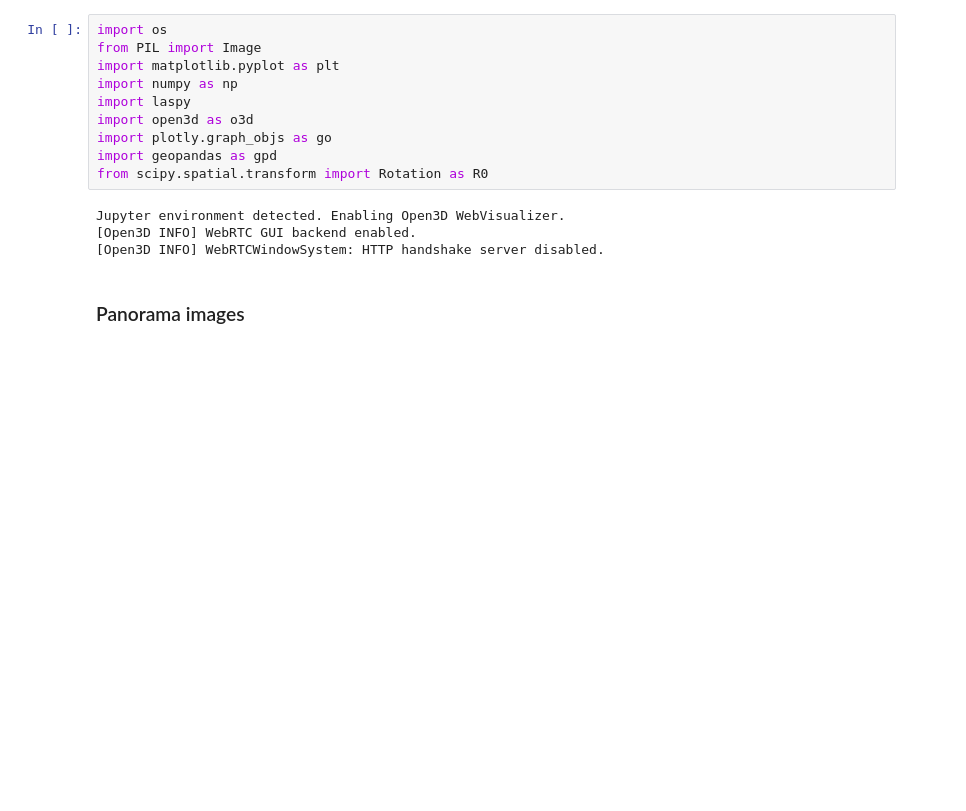
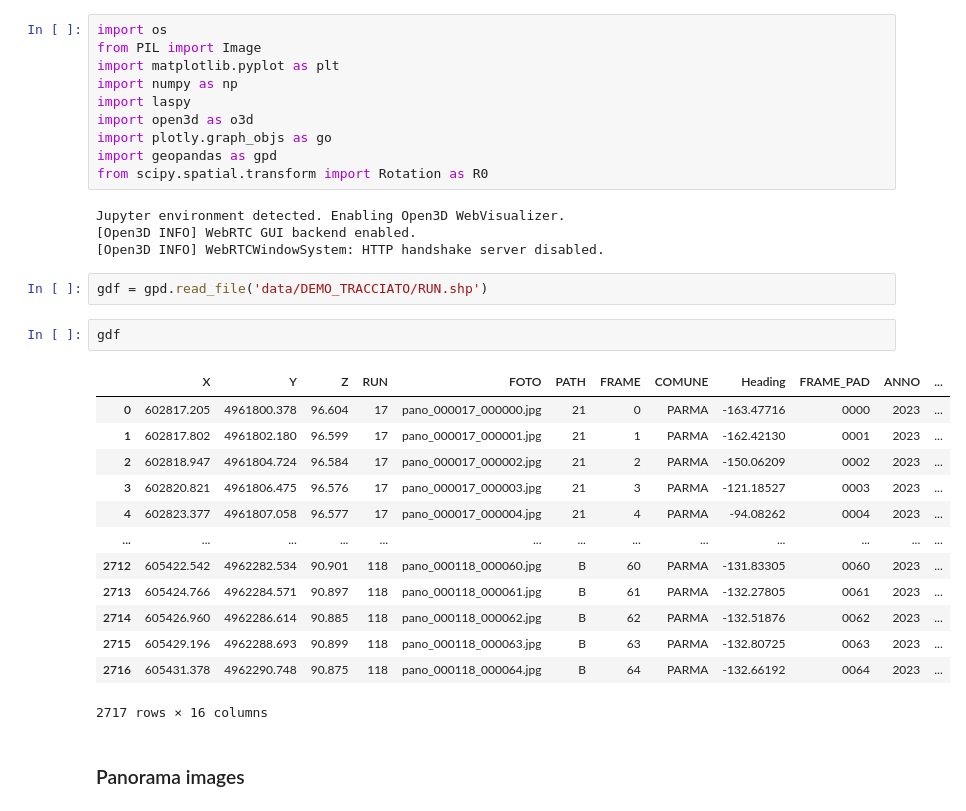
Before and after one commit to ifabfoundation/hammon-WP4, a Jupyter notebook: Load_sample.ipynb, the cells around one changed output. Drawn from its saved outputs; the diff is of its cells as text; blank space fills up the shorter version.

```diff
--- a/Load_sample.ipynb
+++ b/Load_sample.ipynb
@@ -12,6 +12,24 @@ from scipy.spatial.transform import Rotation as R0
 Jupyter environment detected. Enabling Open3D WebVisualizer.
 [Open3D INFO] WebRTC GUI backend enabled.
 [Open3D INFO] WebRTCWindowSystem: HTTP handshake server disabled.
+# %%
+gdf = gpd.read_file('data/DEMO_TRACCIATO/RUN.shp')
+# %%
+gdf
+# %% [output]
+|  | X | Y | Z | RUN | FOTO | PATH | FRAME | COMUNE | Heading | FRAME_PAD | ANNO | ... |
+| 0 | 602817.205 | 4961800.378 | 96.604 | 17 | pano_000017_000000.jpg | 21 | 0 | PARMA | -163.47716 | 0000 | 2023 | ... |
+| 1 | 602817.802 | 4961802.180 | 96.599 | 17 | pano_000017_000001.jpg | 21 | 1 | PARMA | -162.42130 | 0001 | 2023 | ... |
+| 2 | 602818.947 | 4961804.724 | 96.584 | 17 | pano_000017_000002.jpg | 21 | 2 | PARMA | -150.06209 | 0002 | 2023 | ... |
+| 3 | 602820.821 | 4961806.475 | 96.576 | 17 | pano_000017_000003.jpg | 21 | 3 | PARMA | -121.18527 | 0003 | 2023 | ... |
+| 4 | 602823.377 | 4961807.058 | 96.577 | 17 | pano_000017_000004.jpg | 21 | 4 | PARMA | -94.08262 | 0004 | 2023 | ... |
+| ... | ... | ... | ... | ... | ... | ... | ... | ... | ... | ... | ... | ... |
+| 2712 | 605422.542 | 4962282.534 | 90.901 | 118 | pano_000118_000060.jpg | B | 60 | PARMA | -131.83305 | 0060 | 2023 | ... |
+| 2713 | 605424.766 | 4962284.571 | 90.897 | 118 | pano_000118_000061.jpg | B | 61 | PARMA | -132.27805 | 0061 | 2023 | ... |
+| 2714 | 605426.960 | 4962286.614 | 90.885 | 118 | pano_000118_000062.jpg | B | 62 | PARMA | -132.51876 | 0062 | 2023 | ... |
+| 2715 | 605429.196 | 4962288.693 | 90.899 | 118 | pano_000118_000063.jpg | B | 63 | PARMA | -132.80725 | 0063 | 2023 | ... |
+| 2716 | 605431.378 | 4962290.748 | 90.875 | 118 | pano_000118_000064.jpg | B | 64 | PARMA | -132.66192 | 0064 | 2023 | ... |
+2717 rows × 16 columns
 # %% [markdown]
 ### Panorama images
 # %%
```
Also changed, not shown: parts of 1 cell of this notebook, 2 other files.
